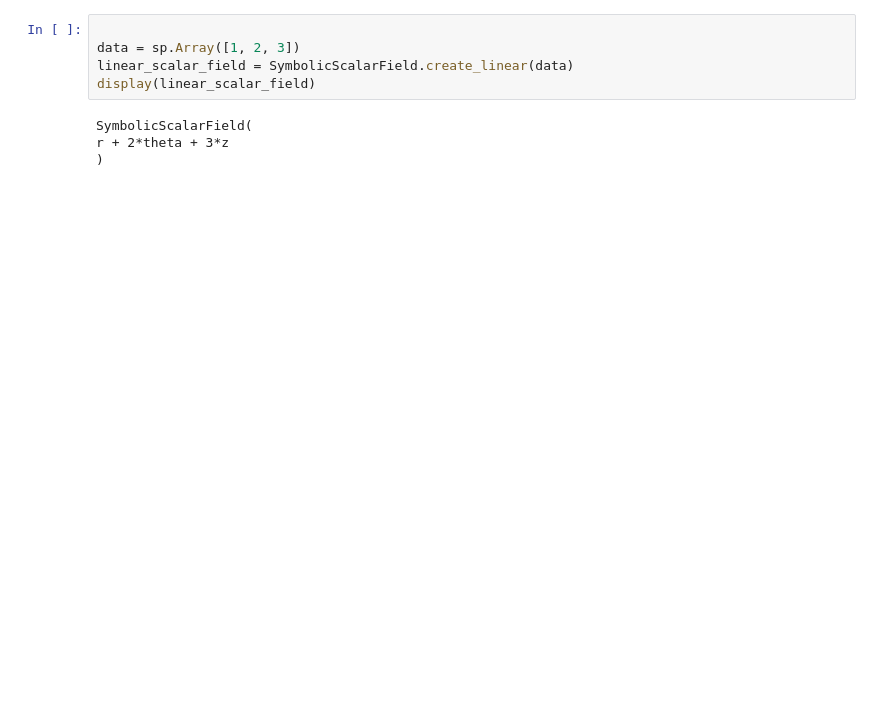
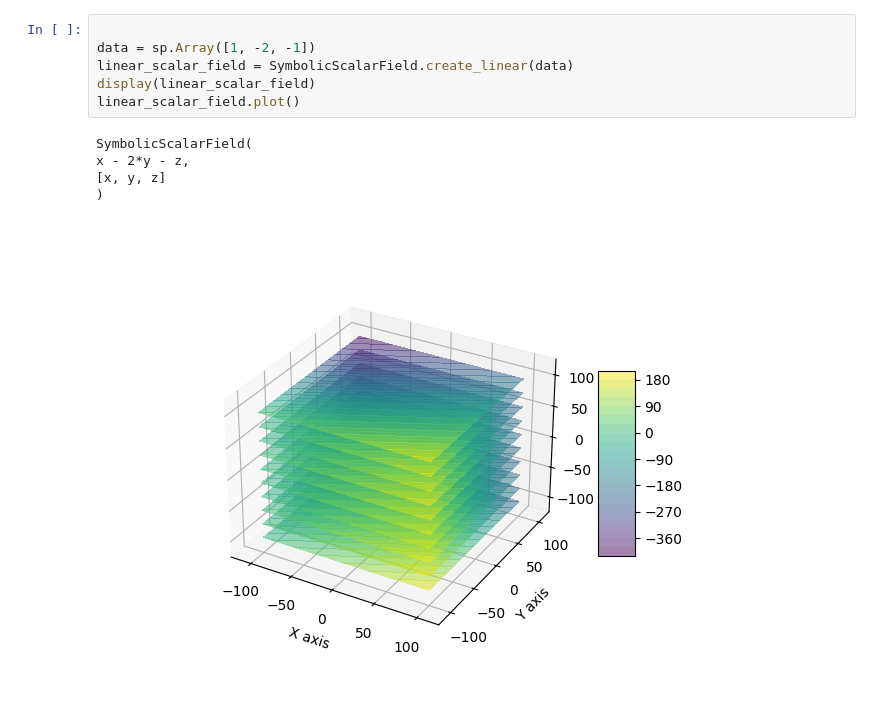
Before and after one commit to obouchaara/mechpy, a Jupyter notebook: notebooks/field_2.ipynb, the cells around one changed output. Cells and saved outputs as stored; diff of their text form; blank space fills up the shorter version.

```diff
--- a/notebooks/field_2.ipynb
+++ b/notebooks/field_2.ipynb
@@ -35,13 +36,16 @@ f(r, theta, phi)
 )
 # %%
 
-data = sp.Array([1, 2, 3])
+data = sp.Array([1, -2, -1])
 linear_scalar_field = SymbolicScalarField.create_linear(data)
 display(linear_scalar_field)
+linear_scalar_field.plot()
 # %% [output]
 SymbolicScalarField(
-r + 2*theta + 3*z
+x - 2*y - z,
+[x, y, z]
 )
+[figure, added]
 # %%
 coord_system = SymbolicCylindricalCoordSystem()
 data = sp.Array([1, 2, 3])
```
Also changed, not shown: parts of 7 cells of this notebook, 12 other files.
